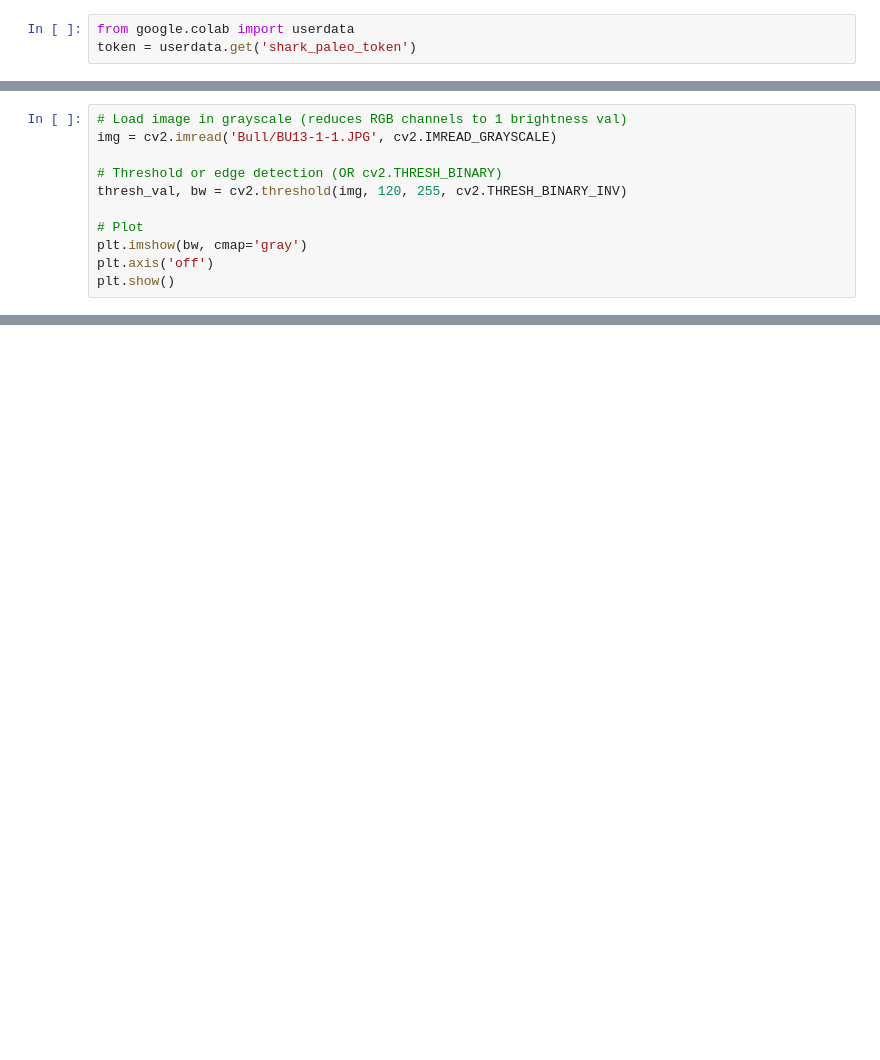
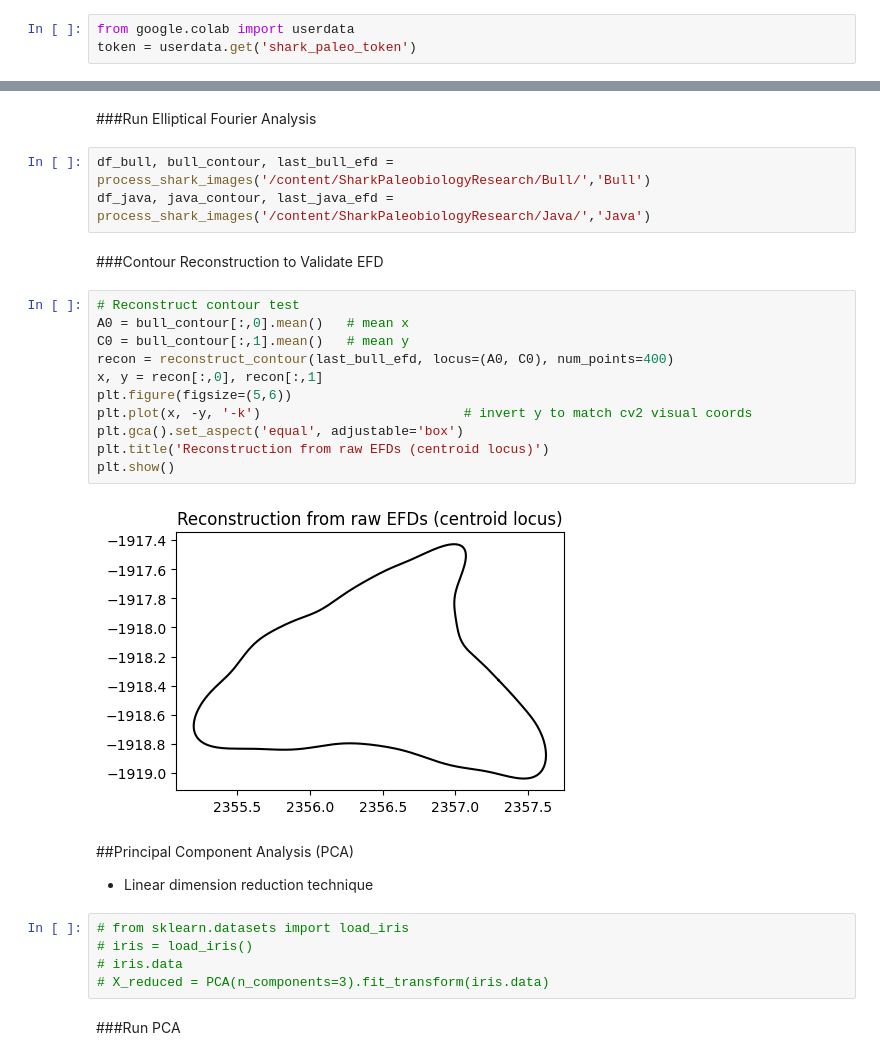
Before and after one commit to zxhom26/SharkPaleobiologyResearch, a Jupyter notebook: Image_Processing_and_EFA.ipynb, the cells around one changed output, grey strips where cells are left out. Cells and saved outputs as stored; diff of their text form; blank space fills up the shorter version.

```diff
--- a/Image_Processing_and_EFA.ipynb
+++ b/Image_Processing_and_EFA.ipynb
@@ -57,11 +39,0 @@ bull = load_images() # Load Bull shark images
-# %%
-# Load image in grayscale (reduces RGB channels to 1 brightness val)
-img = cv2.imread('Bull/BU13-1-1.JPG', cv2.IMREAD_GRAYSCALE)
-
-# Threshold or edge detection (OR cv2.THRESH_BINARY)
-thresh_val, bw = cv2.threshold(img, 120, 255, cv2.THRESH_BINARY_INV)
-
-# Plot
-plt.imshow(bw, cmap='gray')
-plt.axis('off')
-plt.show()
@@ -70,0 +104,30 @@ plt.show()
+# %% [markdown]
+###Run Elliptical Fourier Analysis
+# %%
+df_bull, bull_contour, last_bull_efd = process_shark_images('/content/SharkPaleobiologyResearch/Bull/','Bull')
+df_java, java_contour, last_java_efd = process_shark_images('/content/SharkPaleobiologyResearch/Java/','Java')
+# %% [markdown]
+###Contour Reconstruction to Validate EFD
+# %%
+# Reconstruct contour test
+A0 = bull_contour[:,0].mean()   # mean x
+C0 = bull_contour[:,1].mean()   # mean y
+recon = reconstruct_contour(last_bull_efd, locus=(A0, C0), num_points=400)
+x, y = recon[:,0], recon[:,1]
+plt.figure(figsize=(5,6))
+plt.plot(x, -y, '-k')                          # invert y to match cv2 visual coords
+plt.gca().set_aspect('equal', adjustable='box')
+plt.title('Reconstruction from raw EFDs (centroid locus)')
+plt.show()
+# %% [output]
+[figure, added]
+# %% [markdown]
+##Principal Component Analysis (PCA)
+- Linear dimension reduction technique
+# %%
+# from sklearn.datasets import load_iris
+# iris = load_iris()
+# iris.data
+# X_reduced = PCA(n_components=3).fit_transform(iris.data)
+# %% [markdown]
+###Run PCA
```
Also changed, not shown: parts of 22 cells of this notebook.
